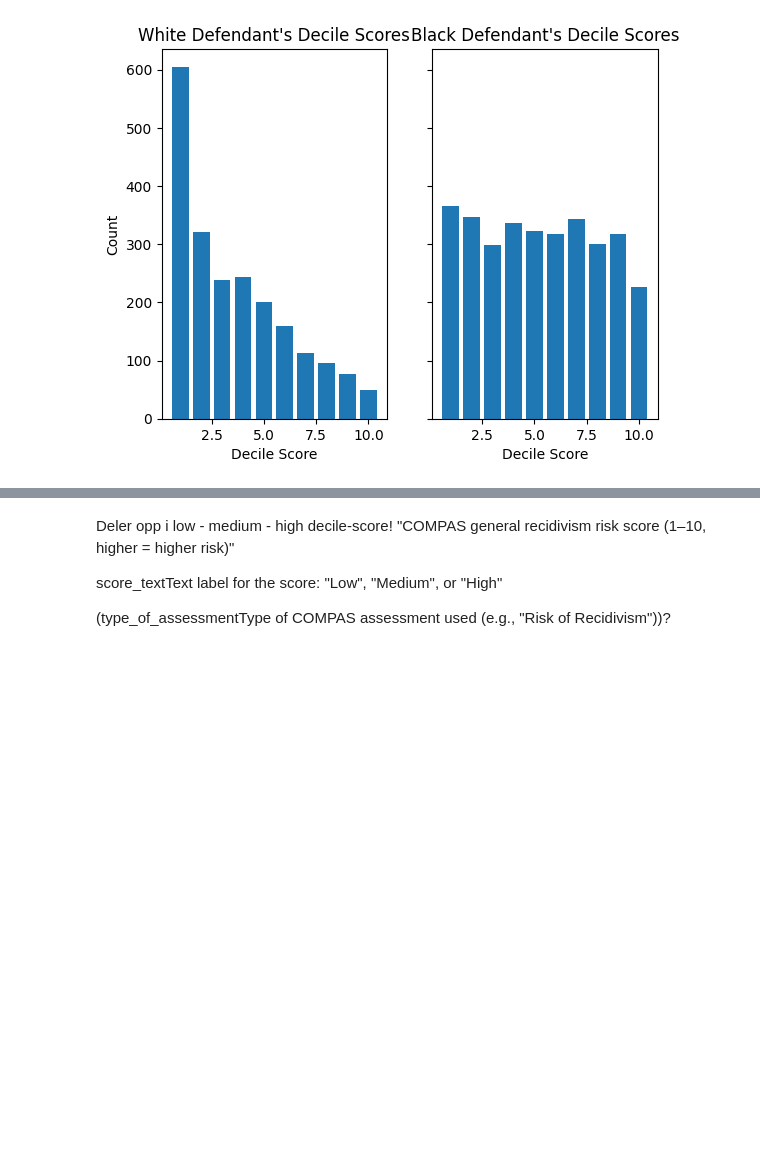
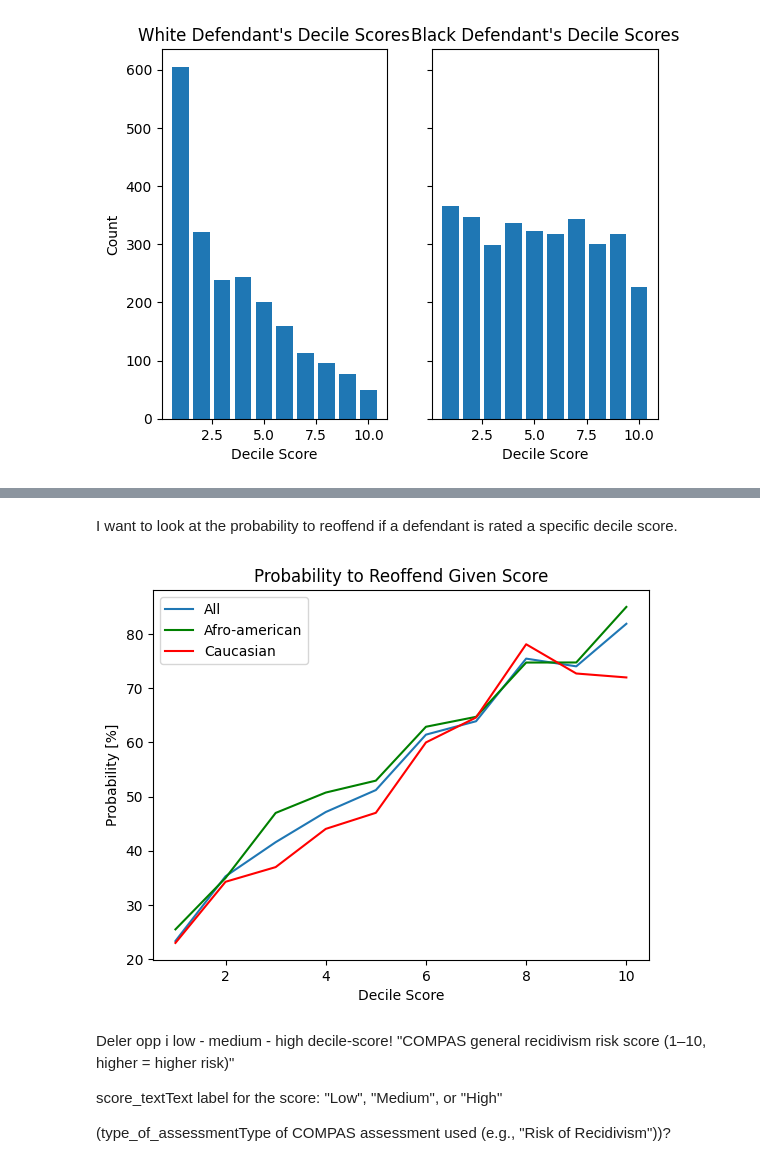
Before and after one commit to kajassandnes/HON2200_compas, a Jupyter notebook: compas.ipynb, the cells around one changed output, grey strips where cells are left out. Drawn from its saved outputs; the diff is of its cells as text; code cells hidden in the pictures; blank space fills up the shorter version.

```diff
--- a/compas.ipynb
+++ b/compas.ipynb
@@ -286,3 +328,39 @@ plt.show()
+# %% [markdown]
+I want to look at the probability to reoffend if a defendant is rated a specific decile score.
+# %%
+probability_r = []
+probability_wr = []
+probability_br = []
+
+for score in scores:
+    cr = len(r[r['decile_score'] == score]) # number of reoffending defendants that got the decile score 'score'
+    cnr = len(nr[nr['decile_score'] == score]) # number of non-reoffending defendants that got the decile score 'score'
+
+    total_score = cr + cnr
+    probability_r.append(cr * 100 / total_score)
+
+    cwr = len(wr[wr['decile_score'] == score]) # number of reoffending defendants that got the decile score 'score'
+    cwnr = len(wnr[wnr['decile_score'] == score]) # number of non-reoffending defendants that got the decile score 'score'
+
+    total_score = cwr + cwnr
+    probability_wr.append(cwr * 100 / total_score)
+
+    cbr = len(br[br['decile_score'] == score]) # number of reoffending defendants that got the decile score 'score'
+    cbnr = len(bnr[bnr['decile_score'] == score]) # number of non-reoffending defendants that got the decile score 'score'
+
+    total_score = cbr + cbnr
+    probability_br.append(cbr * 100 / total_score)
+
+plt.plot(scores, probability_r, label='All')
+plt.plot(scores, probability_br, label='Afro-american', color='green')
+plt.plot(scores, probability_wr, label='Caucasian', color='red')
+plt.title('Probability to Reoffend Given Score')
+plt.xlabel('Decile Score')
+plt.ylabel('Probability [%]')
+plt.legend()
+plt.show()
+# %% [output]
+[figure, added]
 # %% [markdown]
 Deler opp i low - medium - high
 decile-score! "COMPAS general recidivism risk score (1–10, higher = higher risk)"
```
Also changed, not shown: parts of 8 cells of this notebook.
